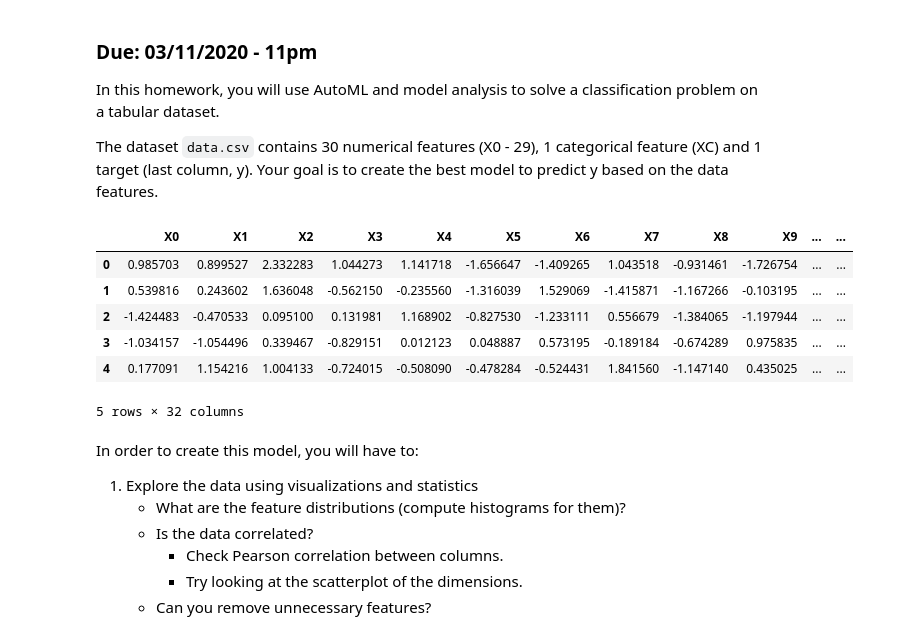
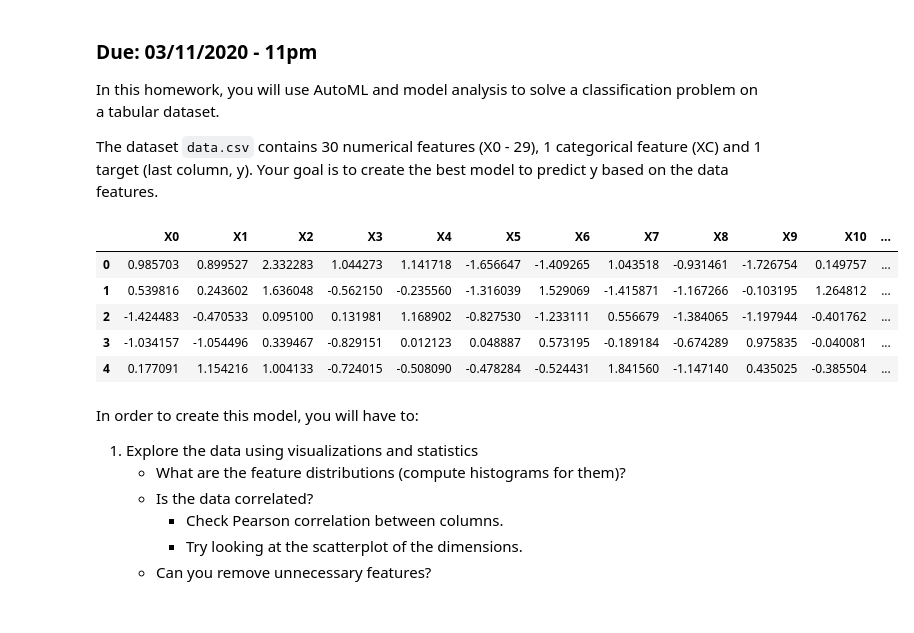
Before and after one commit to yeb2Binfang/CS_9223_Visualization_for_ML, a Jupyter notebook: HW/HW2/HW2-MLChallenge.ipynb, the cells around one changed output. Saved outputs shown, nothing was run; the diff lists cells and outputs as text; code cells hidden in the pictures.

```diff
--- a/HW/HW2/HW2-MLChallenge.ipynb
+++ b/HW/HW2/HW2-MLChallenge.ipynb
@@ -9,16 +11,15 @@ In this homework, you will use AutoML and model analysis to solve a classificati
 The dataset `data.csv` contains 30 numerical features (X0 - 29), 1 categorical feature (XC) and 1 target (last column, y). Your goal is to create the best model to predict y based on the data features.
 # %%
 import pandas as pd
-df = pd.read_csv("data.csv")
+df = pd.read_csv("https://raw.githubusercontent.com/yeb2Binfang/CS_9223_Visualization_for_ML/main/HW/HW2/data.csv")
 df.head()
 # %% [output]
-|  | X0 | X1 | X2 | X3 | X4 | X5 | X6 | X7 | X8 | X9 | ... | ... |
-| 0 | 0.985703 | 0.899527 | 2.332283 | 1.044273 | 1.141718 | -1.656647 | -1.409265 | 1.043518 | -0.931461 | -1.726754 | ... | ... |
-| 1 | 0.539816 | 0.243602 | 1.636048 | -0.562150 | -0.235560 | -1.316039 | 1.529069 | -1.415871 | -1.167266 | -0.103195 | ... | ... |
-| 2 | -1.424483 | -0.470533 | 0.095100 | 0.131981 | 1.168902 | -0.827530 | -1.233111 | 0.556679 | -1.384065 | -1.197944 | ... | ... |
-| 3 | -1.034157 | -1.054496 | 0.339467 | -0.829151 | 0.012123 | 0.048887 | 0.573195 | -0.189184 | -0.674289 | 0.975835 | ... | ... |
-| 4 | 0.177091 | 1.154216 | 1.004133 | -0.724015 | -0.508090 | -0.478284 | -0.524431 | 1.841560 | -1.147140 | 0.435025 | ... | ... |
+|  | X0 | X1 | X2 | X3 | X4 | X5 | X6 | X7 | X8 | X9 | X10 | ... |
+| 0 | 0.985703 | 0.899527 | 2.332283 | 1.044273 | 1.141718 | -1.656647 | -1.409265 | 1.043518 | -0.931461 | -1.726754 | 0.149757 | ... |
+| 1 | 0.539816 | 0.243602 | 1.636048 | -0.562150 | -0.235560 | -1.316039 | 1.529069 | -1.415871 | -1.167266 | -0.103195 | 1.264812 | ... |
+| 2 | -1.424483 | -0.470533 | 0.095100 | 0.131981 | 1.168902 | -0.827530 | -1.233111 | 0.556679 | -1.384065 | -1.197944 | -0.401762 | ... |
+| 3 | -1.034157 | -1.054496 | 0.339467 | -0.829151 | 0.012123 | 0.048887 | 0.573195 | -0.189184 | -0.674289 | 0.975835 | -0.040081 | ... |
+| 4 | 0.177091 | 1.154216 | 1.004133 | -0.724015 | -0.508090 | -0.478284 | -0.524431 | 1.841560 | -1.147140 | 0.435025 | -0.385504 | ... |
-5 rows × 32 columns
 # %% [markdown]
 In order to create this model, you will have to:
 1. Explore the data using visualizations and statistics
```
Also changed, not shown: parts of 8 cells of this notebook.
